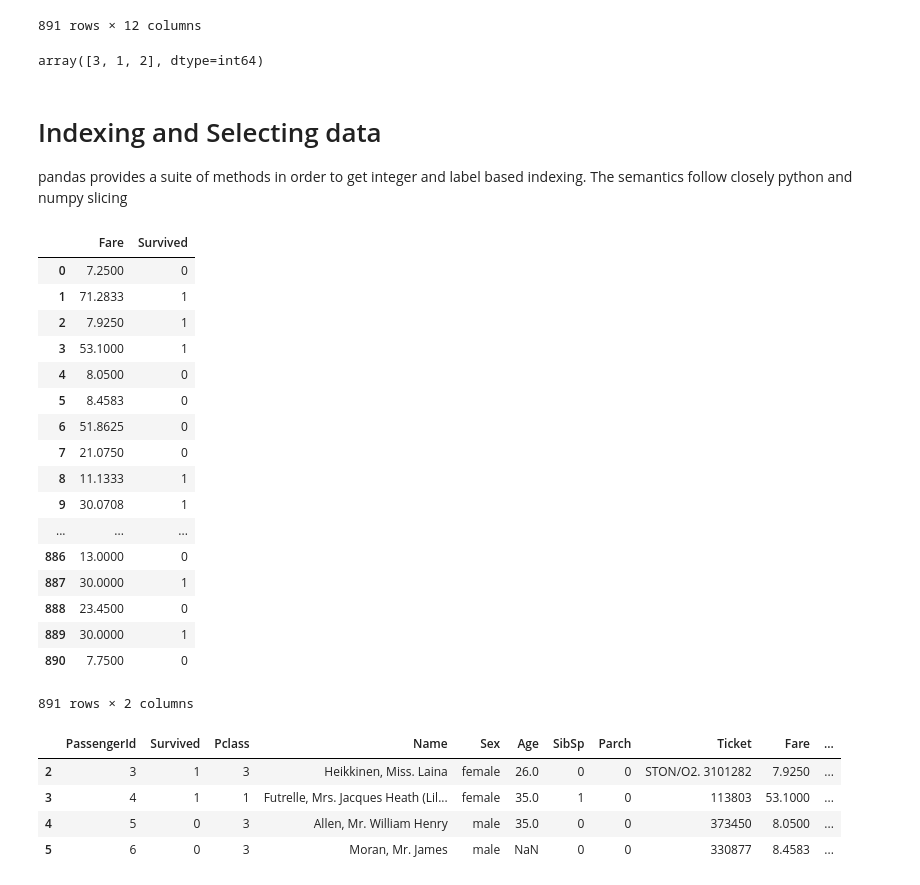
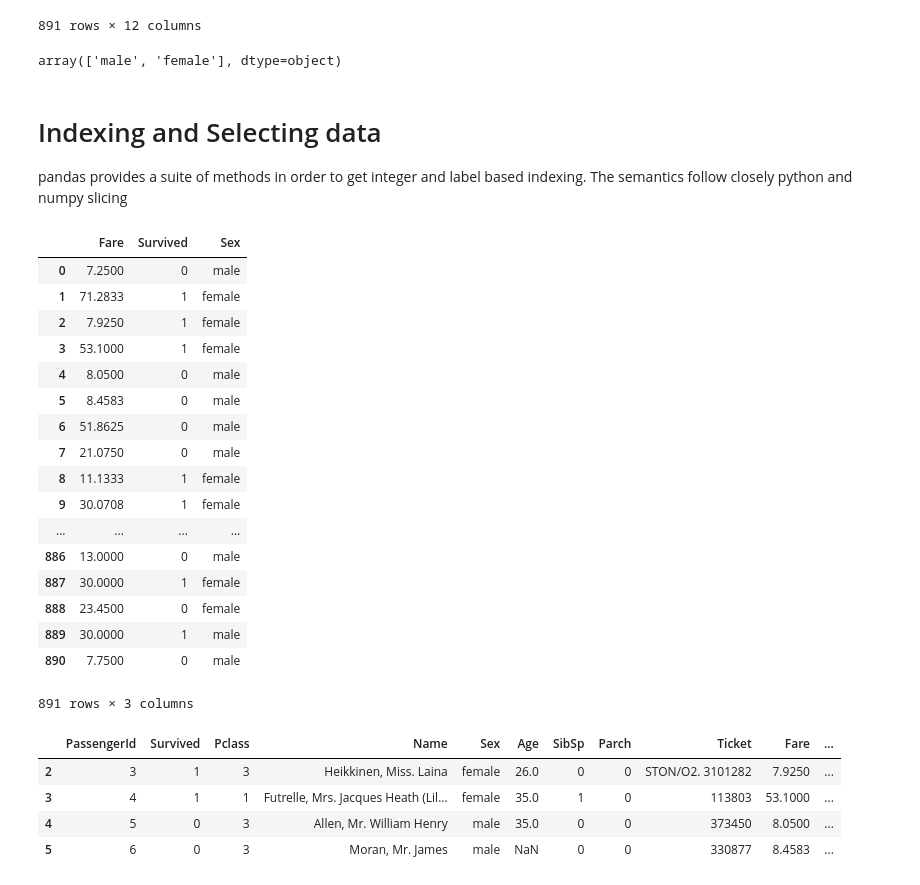
Before and after one commit to rafamonge/Pandas-Tutorial, a Jupyter notebook: Pandas-1.ipynb, the cells around one changed output. Saved outputs shown, nothing was run; the diff lists cells and outputs as text; code cells hidden in the pictures.

```diff
--- a/Pandas-1.ipynb
+++ b/Pandas-1.ipynb
@@ -4,5 +26,5 @@ import numpy as np
 # %%
-df = pd.read_csv("dataset/titanic.csv")
+df = pd.read_csv("dataset/titanic.csv", skiprows = 0)
 df
 # %% [output]
 |  | PassengerId | Survived | Pclass | Name | Sex | Age | SibSp | Parch | Ticket | Fare | ... |
@@ -25,0 +81,3 @@ df
+# %%
+df["PassengerId2"] = df["PassengerId"] + 1
+df
@@ -68,6 +170,7 @@ df.describe()
 | max | 891.000000 | 1.000000 | 3.000000 | 80.000000 | 8.000000 | 6.000000 | 512.329200 |
 # %%
 # To delete a column
-df.drop(["PassengerId"],axis=1,inplace=False)
+#df.drop(["PassengerId"],axis=1,inplace=False)
 #To delete a row
 df.drop(0,axis=0)
+df.to_excel("test.xlsx")
@@ -112,34 +196,34 @@ df.rename(columns={"PassengerId":"Id","Fare":"Amount"},index={})
 | 890 | 891 | 0 | 3 | Dooley, Mr. Patrick | male | 32.0 | 0 | 0 | 370376 | 7.7500 | NaN | ... |
 891 rows × 12 columns
 # %%
-df["Pclass"].unique()
+df["Sex"].unique()
 # %% [output]
-array([3, 1, 2], dtype=int64)
+array(['male', 'female'], dtype=object)
 # %% [markdown]
 # Indexing and Selecting data
 pandas provides a suite of methods in order to get integer and label based indexing. The semantics follow closely python and numpy slicing
 # %%
 # To get columns
-df[["Fare","Survived"]]
+df[["Fare","Survived", "Sex"]]
 # %% [output]
-|  | Fare | Survived |
-| 0 | 7.2500 | 0 |
-| 1 | 71.2833 | 1 |
-| 2 | 7.9250 | 1 |
-| 3 | 53.1000 | 1 |
-| 4 | 8.0500 | 0 |
-| 5 | 8.4583 | 0 |
-| 6 | 51.8625 | 0 |
-| 7 | 21.0750 | 0 |
-| 8 | 11.1333 | 1 |
-| 9 | 30.0708 | 1 |
-| ... | ... | ... |
-| 886 | 13.0000 | 0 |
-| 887 | 30.0000 | 1 |
-| 888 | 23.4500 | 0 |
-| 889 | 30.0000 | 1 |
-| 890 | 7.7500 | 0 |
+|  | Fare | Survived | Sex |
+| 0 | 7.2500 | 0 | male |
+| 1 | 71.2833 | 1 | female |
+| 2 | 7.9250 | 1 | female |
+| 3 | 53.1000 | 1 | female |
+| 4 | 8.0500 | 0 | male |
+| 5 | 8.4583 | 0 | male |
+| 6 | 51.8625 | 0 | male |
+| 7 | 21.0750 | 0 | male |
+| 8 | 11.1333 | 1 | female |
+| 9 | 30.0708 | 1 | female |
+| ... | ... | ... | ... |
+| 886 | 13.0000 | 0 | male |
+| 887 | 30.0000 | 1 | female |
+| 888 | 23.4500 | 0 | female |
+| 889 | 30.0000 | 1 | male |
+| 890 | 7.7500 | 0 | male |
-891 rows × 2 columns
+891 rows × 3 columns
 # %%
 # Get rows
 df[2:6]
```
Also changed, not shown: parts of 23 cells of this notebook, 10 other files.
